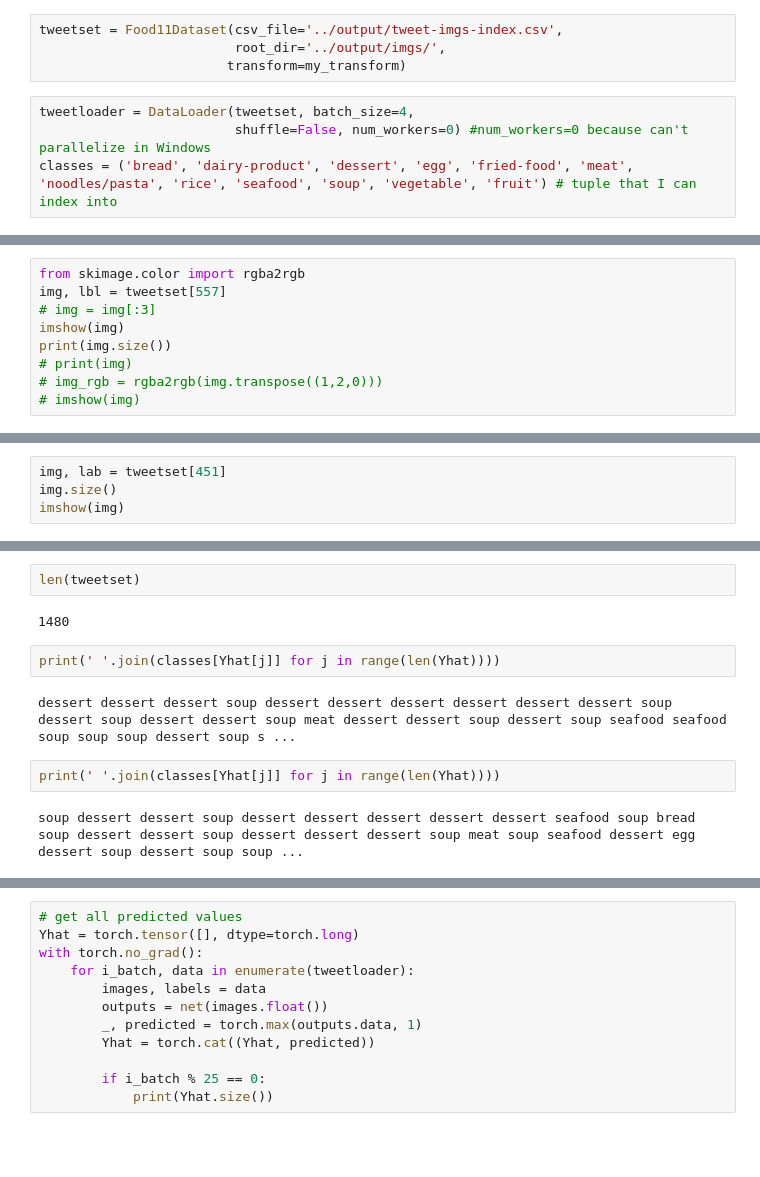
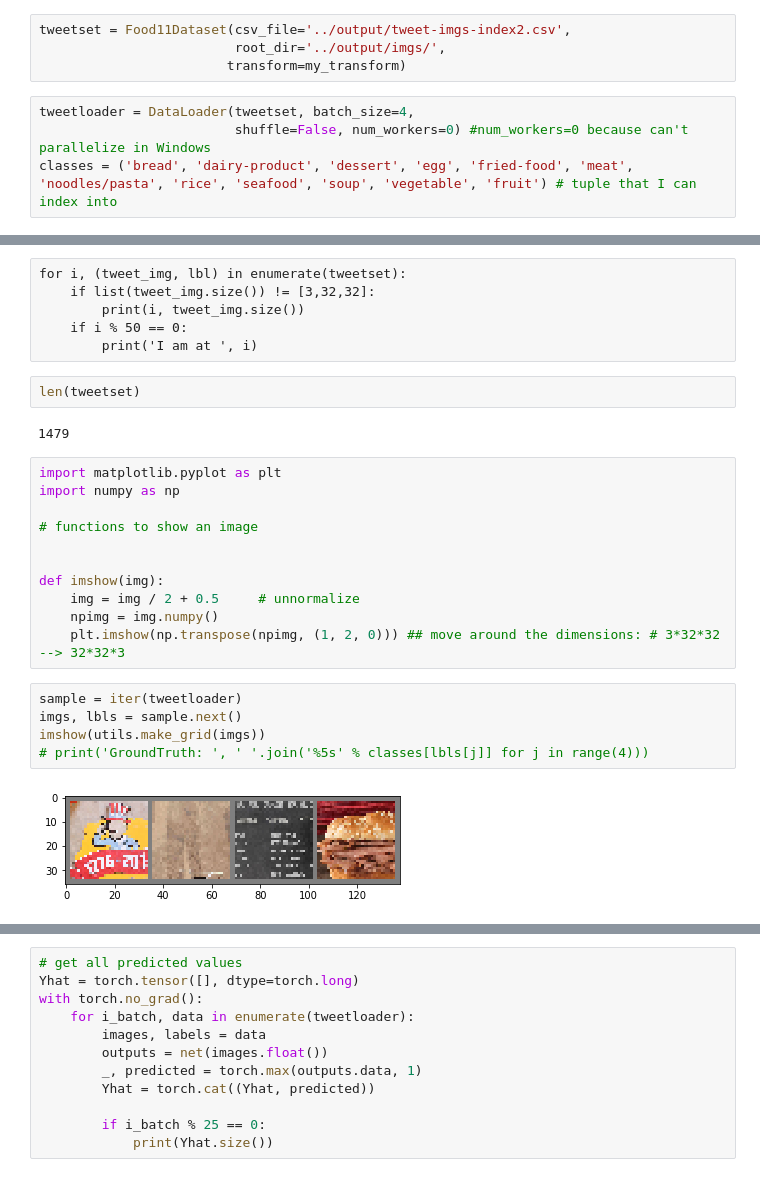
Before and after one commit to kimolivia/ad-image-captions, a Jupyter notebook: scripts/tweet-image-classifier.ipynb, the cells around one changed output, grey strips where cells are left out. Cells and saved outputs as stored; diff of their text form; blank space fills up the shorter version.

```diff
--- a/scripts/tweet-image-classifier.ipynb
+++ b/scripts/tweet-image-classifier.ipynb
@@ -208,5 +208,5 @@ write_names('../output/imgs/', '../output/tweet-imgs-index.csv')
 # %%
-tweetset = Food11Dataset(csv_file='../output/tweet-imgs-index.csv',
+tweetset = Food11Dataset(csv_file='../output/tweet-imgs-index2.csv',
                          root_dir='../output/imgs/',
                         transform=my_transform)
 # %%
@@ -244,9 +215,0 @@ torch.Tensor
-# %%
-from skimage.color import rgba2rgb
-img, lbl = tweetset[557]
-# img = img[:3]
-imshow(img)
-print(img.size())
-# print(img)
-# img_rgb = rgba2rgb(img.transpose((1,2,0)))
-# imshow(img)
@@ -261,4 +215,0 @@ plt.imshow(io.imread('../output/imgs/DennysDiner-i455460447567609856.jpg'))
-# %%
-img, lab = tweetset[451]
-img.size()
-imshow(img)
@@ -284,12 +216,28 @@ dessert dessert dessert bread
+# %% [raw]
+for i, (tweet_img, lbl) in enumerate(tweetset):
+    if list(tweet_img.size()) != [3,32,32]:
+        print(i, tweet_img.size())
+    if i % 50 == 0:
+        print('I am at ', i)
 # %%
 len(tweetset)
 # %% [output]
-1480
+1479
-# %%
-print(' '.join(classes[Yhat[j]] for j in range(len(Yhat))))
-# %% [output]
-dessert dessert dessert soup dessert dessert dessert dessert dessert dessert soup dessert soup dessert dessert soup meat dessert dessert soup dessert soup seafood seafood soup soup soup dessert soup s ...
-# %%
-print(' '.join(classes[Yhat[j]] for j in range(len(Yhat))))
-# %% [output]
-soup dessert dessert soup dessert dessert dessert dessert dessert seafood soup bread soup dessert dessert soup dessert dessert dessert soup meat soup seafood dessert egg dessert soup dessert soup soup ...
+# %%
+import matplotlib.pyplot as plt
+import numpy as np
+
+# functions to show an image
+
+
+def imshow(img):
+    img = img / 2 + 0.5     # unnormalize
+    npimg = img.numpy()
+    plt.imshow(np.transpose(npimg, (1, 2, 0))) ## move around the dimensions: # 3*32*32 --> 32*32*3
+# %%
+sample = iter(tweetloader)
+imgs, lbls = sample.next()
+imshow(utils.make_grid(imgs))
+# print('GroundTruth: ', ' '.join('%5s' % classes[lbls[j]] for j in range(4)))
+# %% [output]
+[figure, added]
```
Also changed, not shown: parts of 37 cells of this notebook, 5 other files.
